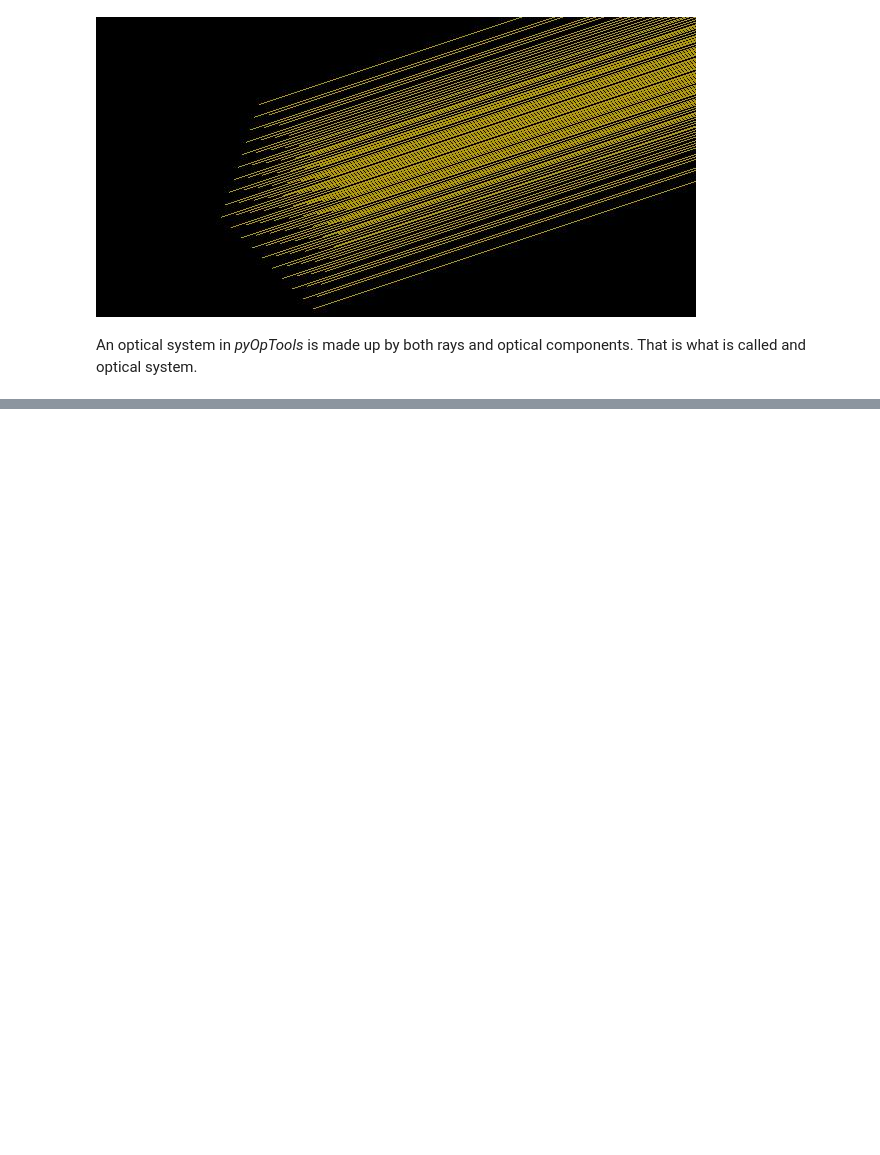
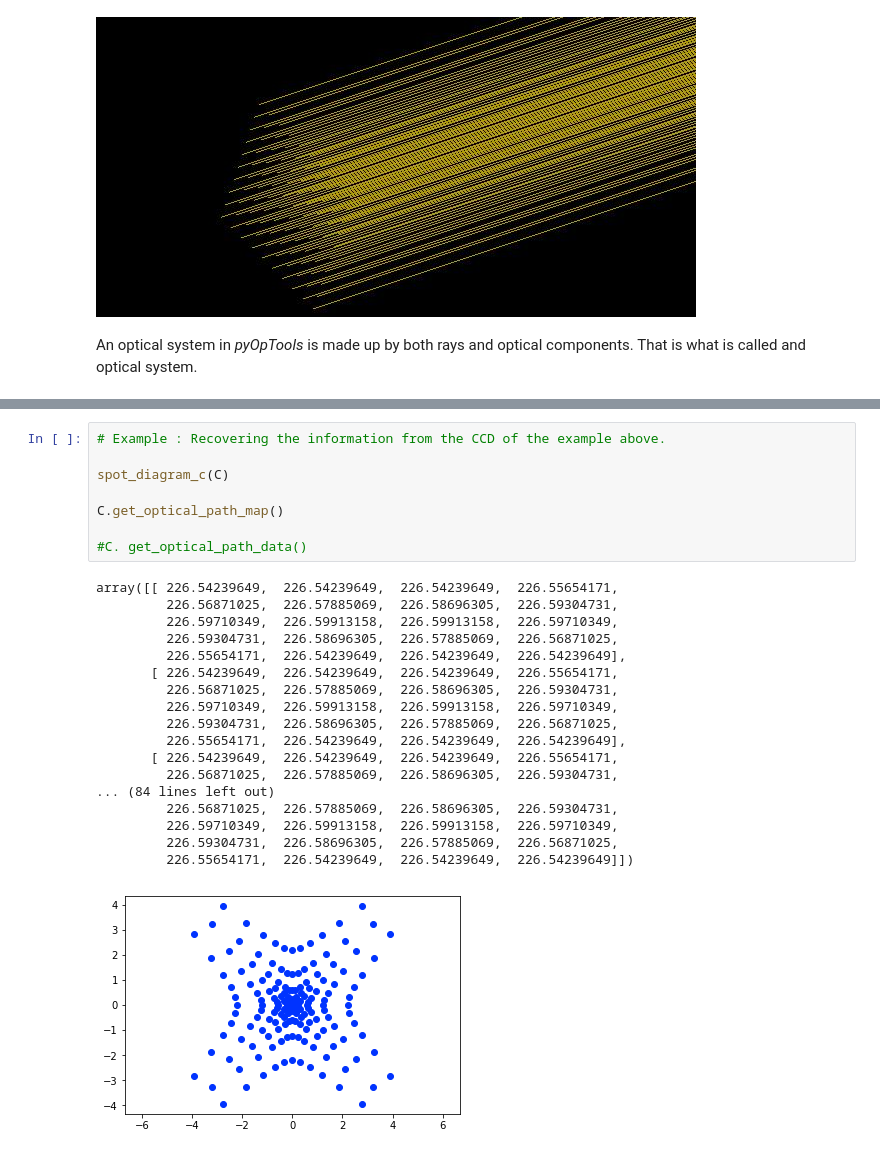
Before and after one commit to cihologramas/pyoptools, a Jupyter notebook: Tutorial.0.ipynb, the cells around one changed output, grey strips where cells are left out. Saved outputs shown, nothing was run; the diff lists cells and outputs as text; blank space fills up the shorter version.

```diff
--- a/Tutorial.0.ipynb
+++ b/Tutorial.0.ipynb
@@ -385,0 +453,27 @@ Plot3D(S,center=(0,0,100),size=(250,100),scale=4,rot=[(0,pi/2,0),(pi/20,-pi/10,0
+# %%
+# Example : Recovering the information from the CCD of the example above.
+
+spot_diagram_c(C)
+
+C.get_optical_path_map()
+
+#C. get_optical_path_data()
+# %% [output]
+array([[ 226.54239649,  226.54239649,  226.54239649,  226.55654171,
+         226.56871025,  226.57885069,  226.58696305,  226.59304731,
+         226.59710349,  226.59913158,  226.59913158,  226.59710349,
+         226.59304731,  226.58696305,  226.57885069,  226.56871025,
+         226.55654171,  226.54239649,  226.54239649,  226.54239649],
+       [ 226.54239649,  226.54239649,  226.54239649,  226.55654171,
+         226.56871025,  226.57885069,  226.58696305,  226.59304731,
+         226.59710349,  226.59913158,  226.59913158,  226.59710349,
+         226.59304731,  226.58696305,  226.57885069,  226.56871025,
+         226.55654171,  226.54239649,  226.54239649,  226.54239649],
+       [ 226.54239649,  226.54239649,  226.54239649,  226.55654171,
+         226.56871025,  226.57885069,  226.58696305,  226.59304731,
+... (84 lines left out)
+         226.56871025,  226.57885069,  226.58696305,  226.59304731,
+         226.59710349,  226.59913158,  226.59913158,  226.59710349,
+         226.59304731,  226.58696305,  226.57885069,  226.56871025,
+         226.55654171,  226.54239649,  226.54239649,  226.54239649]])
+[figure, added]
```
Also changed, not shown: parts of 12 cells of this notebook.
